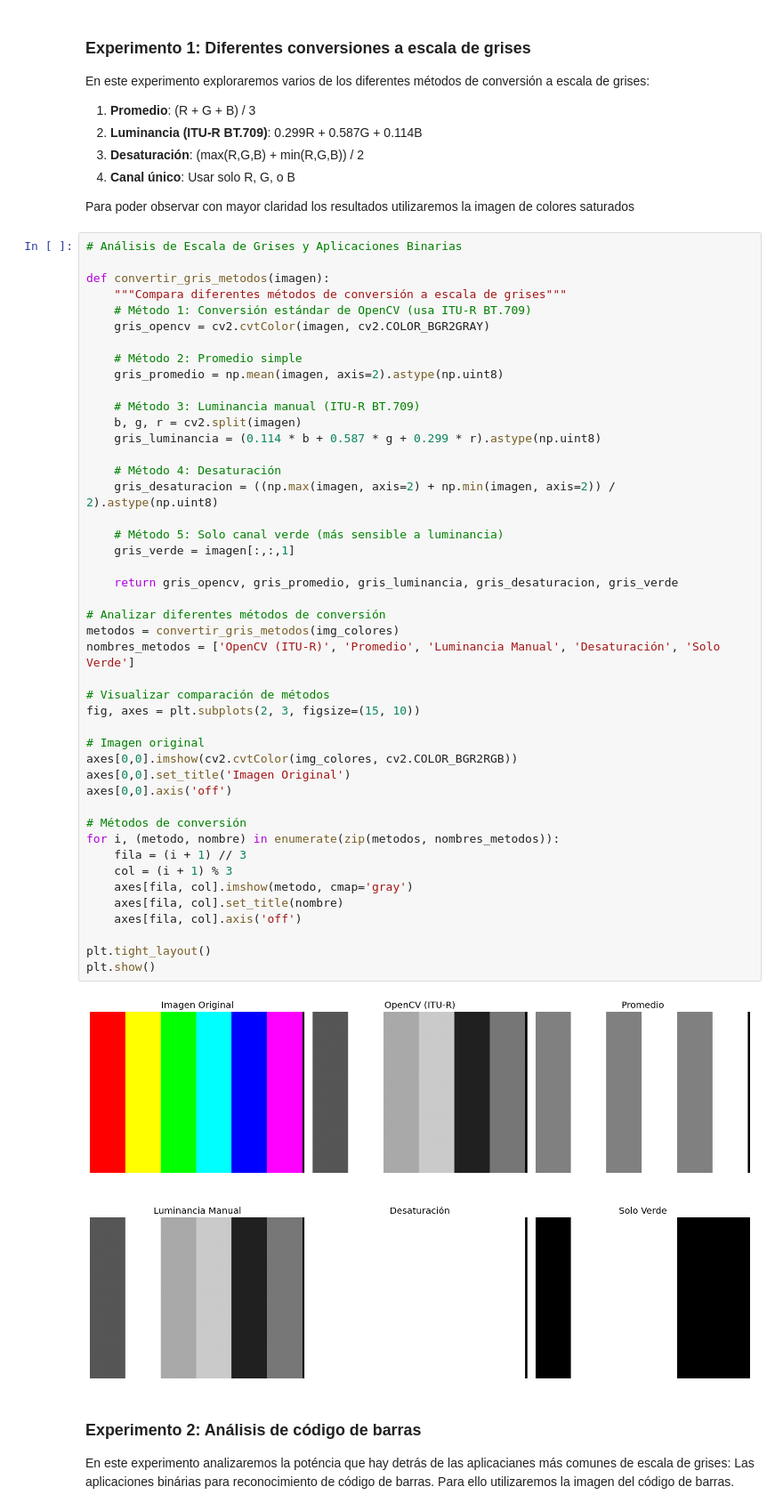
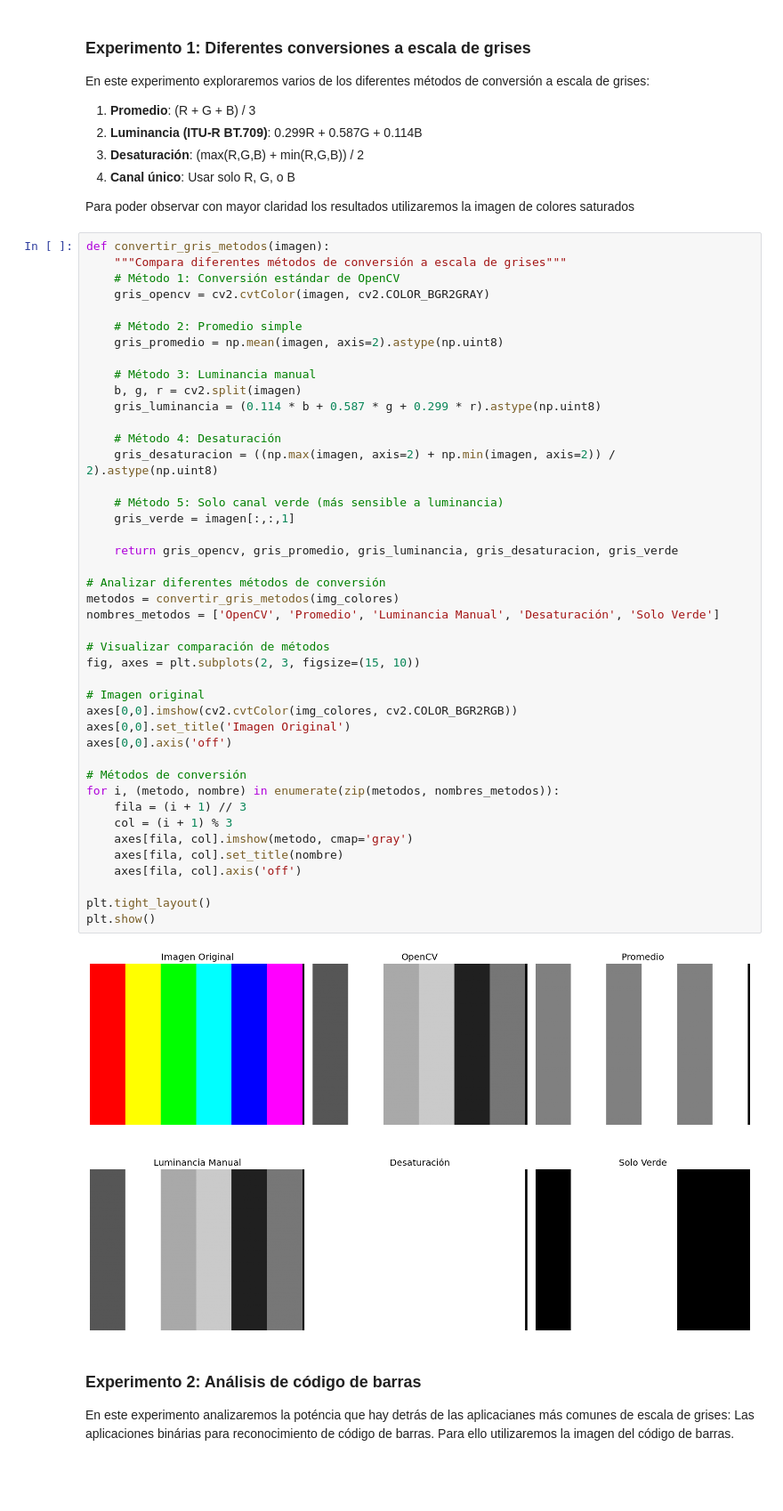
Before and after one commit to Shovar/UA2_AA1.-Comparaci-n-de-distintos-espacios-de-color-en-im-genes-digitales, a Jupyter notebook: espacios_color.ipynb, the cells around one changed output. Shown at 89% size. Drawn from its saved outputs; the diff is of its cells as text; blank space fills up the shorter version.

```diff
--- a/espacios_color.ipynb
+++ b/espacios_color.ipynb
@@ -905,52 +894,50 @@ En este experimento exploraremos varios de los diferentes métodos de conversió
 
 Para poder observar con mayor claridad los resultados utilizaremos la imagen de colores saturados
 # %%
-# Análisis de Escala de Grises y Aplicaciones Binarias
-
 def convertir_gris_metodos(imagen):
     """Compara diferentes métodos de conversión a escala de grises"""
-    # Método 1: Conversión estándar de OpenCV (usa ITU-R BT.709)
+    # Método 1: Conversión estándar de OpenCV
     gris_opencv = cv2.cvtColor(imagen, cv2.COLOR_BGR2GRAY)
 
     # Método 2: Promedio simple
     gris_promedio = np.mean(imagen, axis=2).astype(np.uint8)
 
-    # Método 3: Luminancia manual (ITU-R BT.709)
+    # Método 3: Luminancia manual
     b, g, r = cv2.split(imagen)
     gris_luminancia = (0.114 * b + 0.587 * g + 0.299 * r).astype(np.uint8)
 
     # Método 4: Desaturación
     gris_desaturacion = ((np.max(imagen, axis=2) + np.min(imagen, axis=2)) / 2).astype(np.uint8)
 
     # Método 5: Solo canal verde (más sensible a luminancia)
     gris_verde = imagen[:,:,1]
 
     return gris_opencv, gris_promedio, gris_luminancia, gris_desaturacion, gris_verde
 
 # Analizar diferentes métodos de conversión
 metodos = convertir_gris_metodos(img_colores)
-nombres_metodos = ['OpenCV (ITU-R)', 'Promedio', 'Luminancia Manual', 'Desaturación', 'Solo Verde']
+nombres_metodos = ['OpenCV', 'Promedio', 'Luminancia Manual', 'Desaturación', 'Solo Verde']
 
 # Visualizar comparación de métodos
 fig, axes = plt.subplots(2, 3, figsize=(15, 10))
 
 # Imagen original
 axes[0,0].imshow(cv2.cvtColor(img_colores, cv2.COLOR_BGR2RGB))
 axes[0,0].set_title('Imagen Original')
 axes[0,0].axis('off')
 
 # Métodos de conversión
 for i, (metodo, nombre) in enumerate(zip(metodos, nombres_metodos)):
     fila = (i + 1) // 3
     col = (i + 1) % 3
     axes[fila, col].imshow(metodo, cmap='gray')
     axes[fila, col].set_title(nombre)
     axes[fila, col].axis('off')
 
 plt.tight_layout()
 plt.show()
 # %% [output]
-[figure, old version]
+[figure, new version]
 # %% [markdown]
 ### Experimento 2: Análisis de código de barras
 
```
Also changed, not shown: parts of 12 cells of this notebook.
